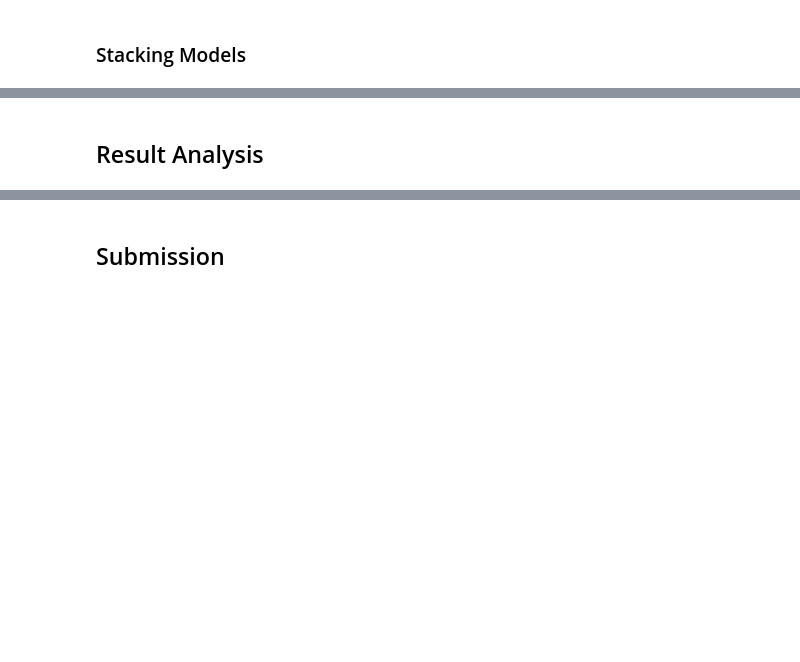
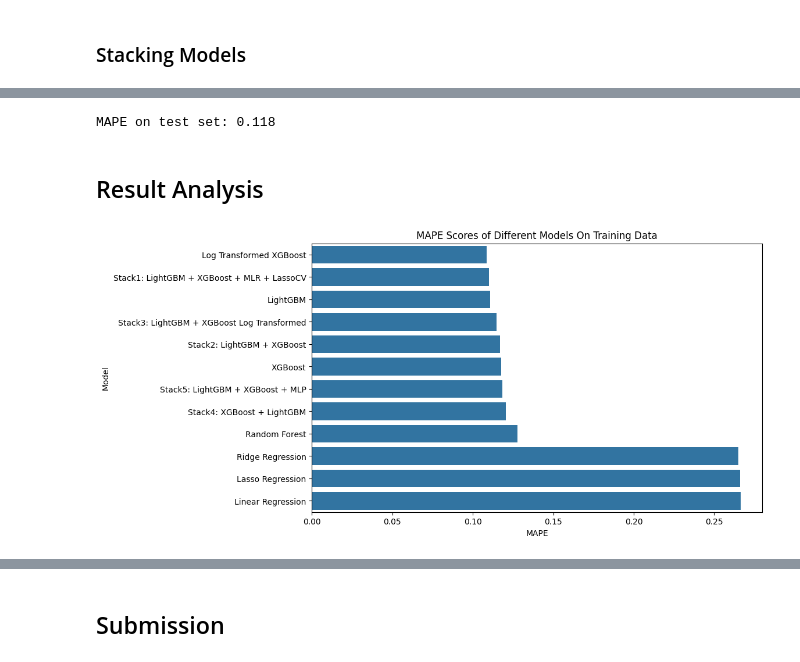
Before and after one commit to Tomor4341/Used-Car-Sales-Analysis, a Jupyter notebook: S1_2024_BUSA3020_final.ipynb, the cells around one changed output, grey strips where cells are left out. Drawn from its saved outputs; the diff is of its cells as text; code cells hidden in the pictures; blank space fills up the shorter version.

```diff
--- a/S1_2024_BUSA3020_final.ipynb
+++ b/S1_2024_BUSA3020_final.ipynb
@@ -972,3 +1053,4 @@ print(f"MAPE on test set: {lgbm_mape}")
 # %%
 lgb = LGBMRegressor(**lgbm_best_params, random_state=42)
 xgb = XGBRegressor(**xgb_best_params, random_state=42)
+xgb_l = TransformedTargetRegressor(regressor=xgb, func=np.log1p, inverse_func=np.expm1)
@@ -1004,25 +1192,57 @@ print(f"MAPE on test set: {stack_mape}")
+# %%
+# Define estimators with tuned parameters
+
+estimators = [
+    ('lgbm', lgb),
+    ('mlp', MLPRegressor(random_state=42))  # without tuning
+]
+
+
+# Create the stacking regressor
+stack5 = StackingRegressor(
+    estimators=estimators,
+    final_estimator=xgb,
+    n_jobs=-1,
+    cv=5)
+
+stack5.fit(X_train, y_train)
+
+# Predict on the test set
+predictions = stack5.predict(X_test)
+
+# Calculate MAPE
+stack5_mape = mean_absolute_percentage_error(y_test, predictions)
+print(f"MAPE on test set: {stack5_mape:.3f}")
+# %% [output]
+MAPE on test set: 0.118
 # %% [markdown]
 ## Result Analysis
 # %%
 # compare the MAPE scores of the models
 
 mape_scores = {
     'Linear Regression': lr_mape,
     'Ridge Regression': ridge_mape,
     'Lasso Regression': lasso_mape,
     'Random Forest': rf_mape,
     'XGBoost': xgb_mape,
     'Log Transformed XGBoost': log_mape,
     'LightGBM': lgbm_mape,
-    'Stacking': stack_mape
+    'Stack1: LightGBM + XGBoost + MLR + LassoCV': stack1_mape,
+    'Stack2: LightGBM + XGBoost': stack2_mape,
+    'Stack3: LightGBM + XGBoost Log Transformed': stack3_mape,
+    'Stack4: XGBoost + LightGBM': stack4_mape,
+    'Stack5: LightGBM + XGBoost + MLP': stack5_mape
 }
 
 mape_scores_df = pd.DataFrame(mape_scores.items(), columns=['Model', 'MAPE'])
 mape_scores_df = mape_scores_df.sort_values(by='MAPE')
 
 plt.figure(figsize=(10, 6))
 sns.barplot(x='MAPE', y='Model', data=mape_scores_df)
-plt.title('MAPE Scores of Different Models')
+plt.title('MAPE Scores of Different Models On Training Data')
 plt.xlabel('MAPE')
 plt.ylabel('Model')
 plt.show()
+# %% [output]
+[figure, added]
```
Also changed, not shown: parts of 70 cells of this notebook, 12 other files.
